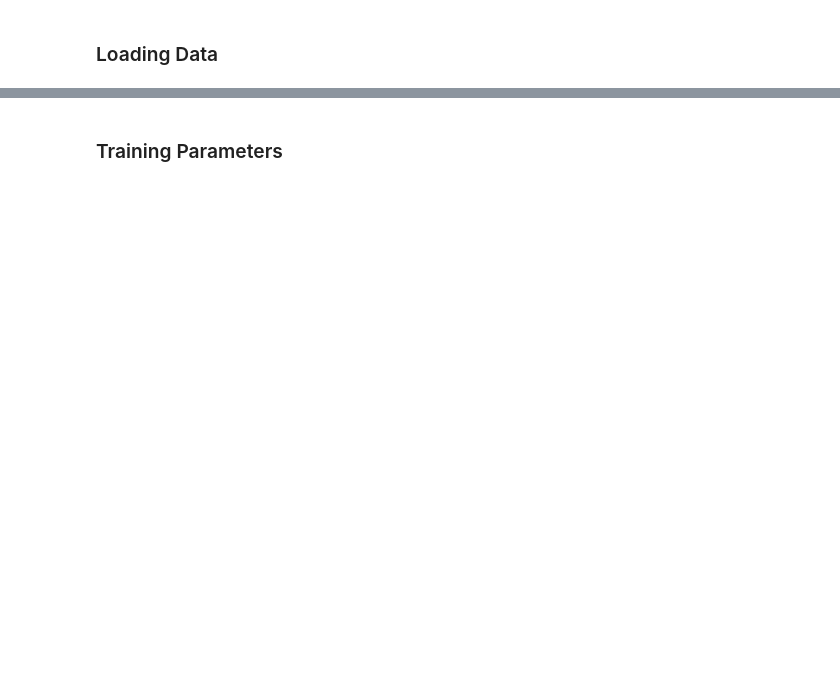
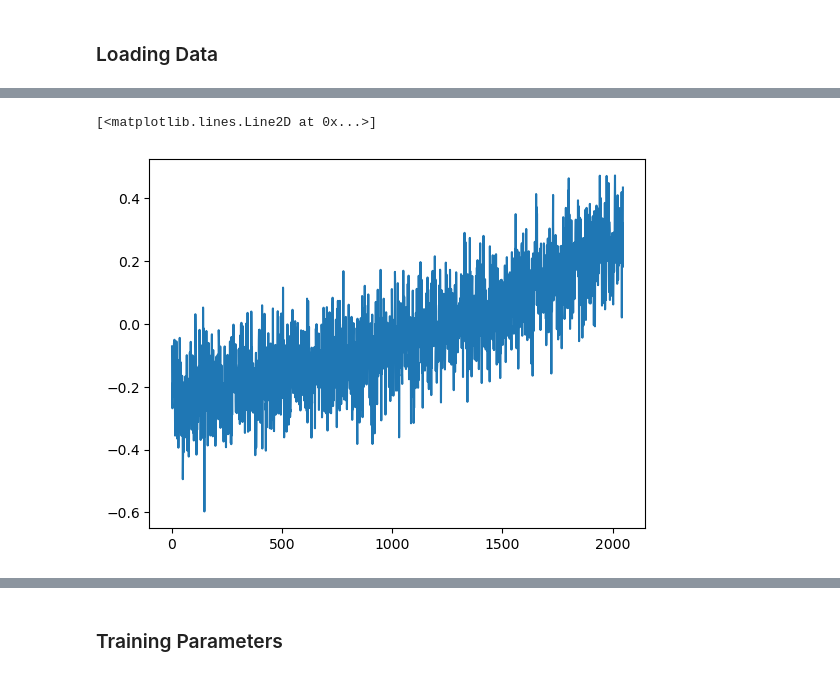
Before and after one commit to slosar/rfi-ml, a Jupyter notebook: notebooks/bmx_rfi.ipynb, the cells around one changed output, grey strips where cells are left out. Saved outputs shown, nothing was run; the diff lists cells and outputs as text; code cells hidden in the pictures; blank space fills up the shorter version.

```diff
--- a/notebooks/bmx_rfi.ipynb
+++ b/notebooks/bmx_rfi.ipynb
@@ -12,0 +35,5 @@ import matplotlib.pyplot as plt
+# %%
+plt.plot(train[165])
+# %% [output]
+[<matplotlib.lines.Line2D at 0x...>]
+[figure, added]
```
Also changed, not shown: parts of 19 cells of this notebook, 8 other files.
